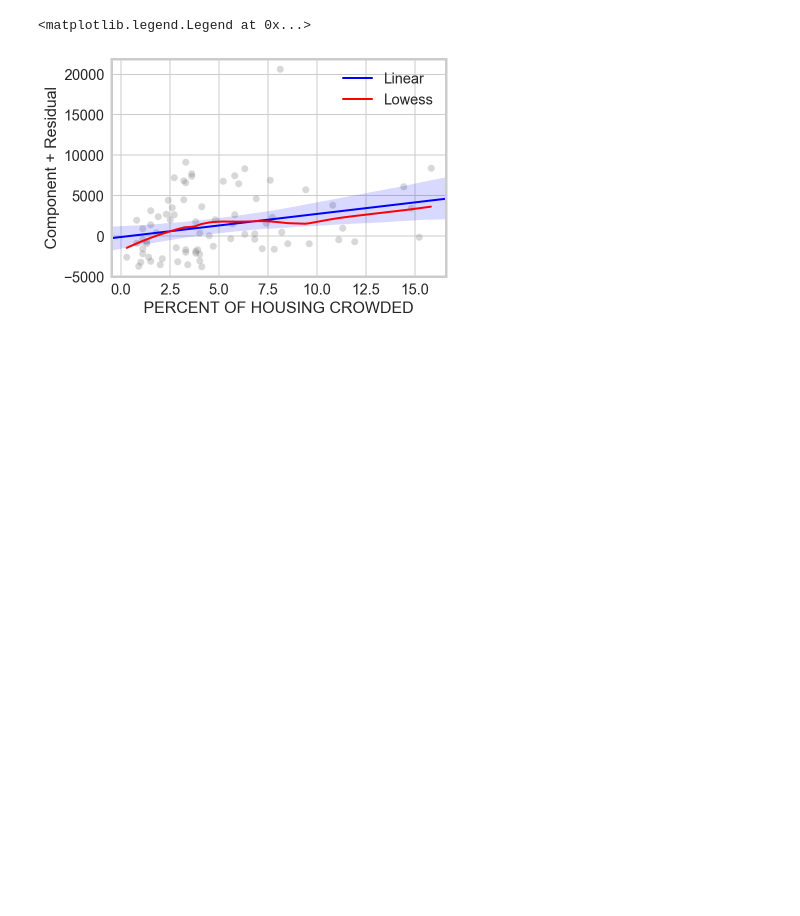
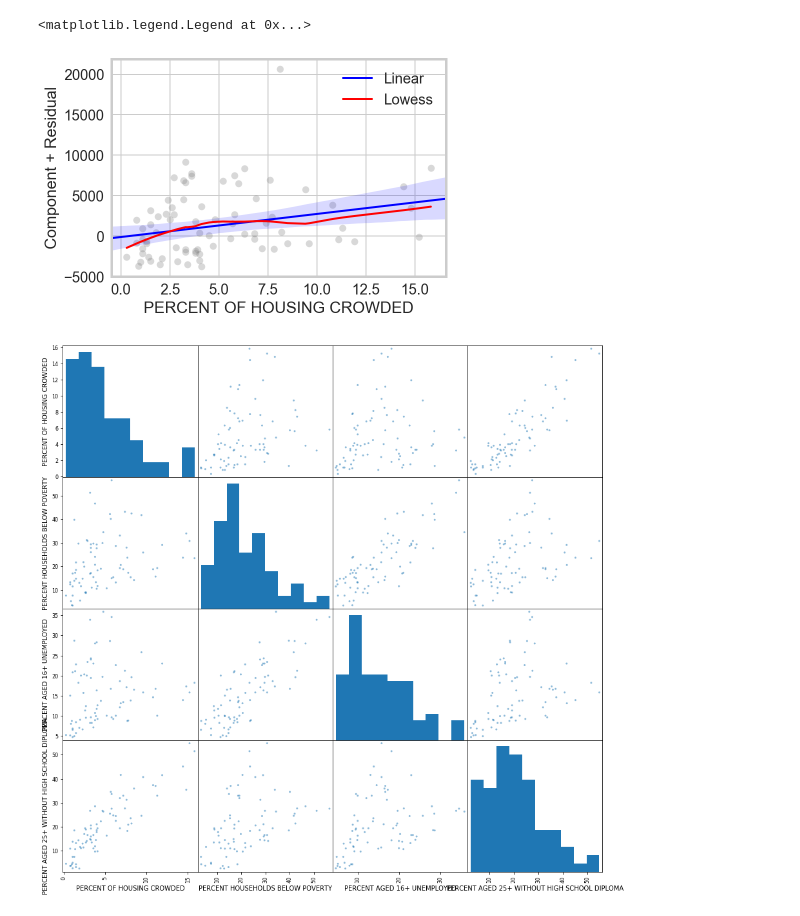
Before and after one commit to bac2qh/ippp_Final_Project, a Jupyter notebook: Crime_Total_Reg.ipynb, the cells around one changed output. Drawn from its saved outputs; the diff is of its cells as text; code cells hidden in the pictures; blank space fills up the shorter version.

```diff
--- a/Crime_Total_Reg.ipynb
+++ b/Crime_Total_Reg.ipynb
@@ -261,3 +265,11 @@ ax.legend()
 # %% [output]
 <matplotlib.legend.Legend at 0x...>
 [figure]
+# %%
+import matplotlib.pyplot as plt
+
+mix_total_selected = mix_total[['PERCENT OF HOUSING CROWDED','PERCENT HOUSEHOLDS BELOW POVERTY','PERCENT AGED 16+ UNEMPLOYED','PERCENT AGED 25+ WITHOUT HIGH SCHOOL DIPLOMA']]
+mix_total_selected_axes = pd.tools.plotting.scatter_matrix(mix_total_selected, figsize = (15, 15))
+plt.savefig('mix_total_selected.png')
+# %% [output]
+[figure, added]
```
Also changed, not shown: parts of 2 cells of this notebook, 2 other files.
